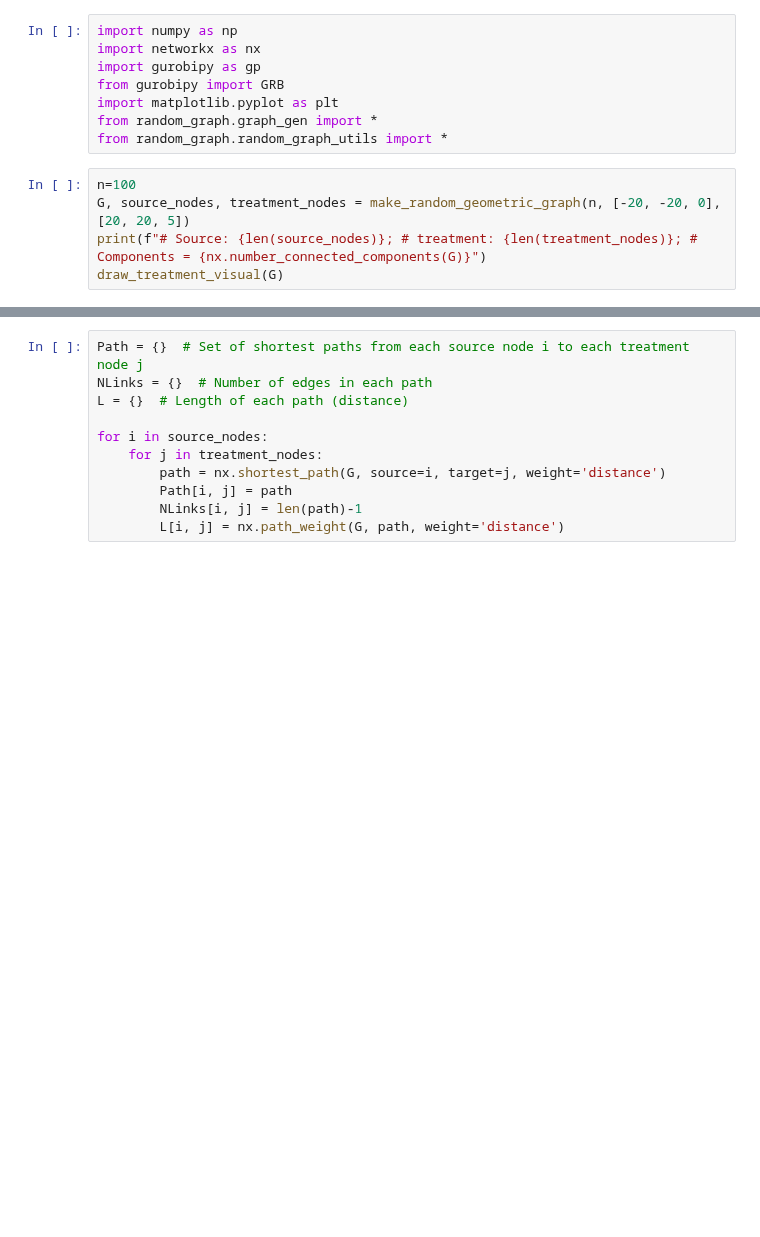
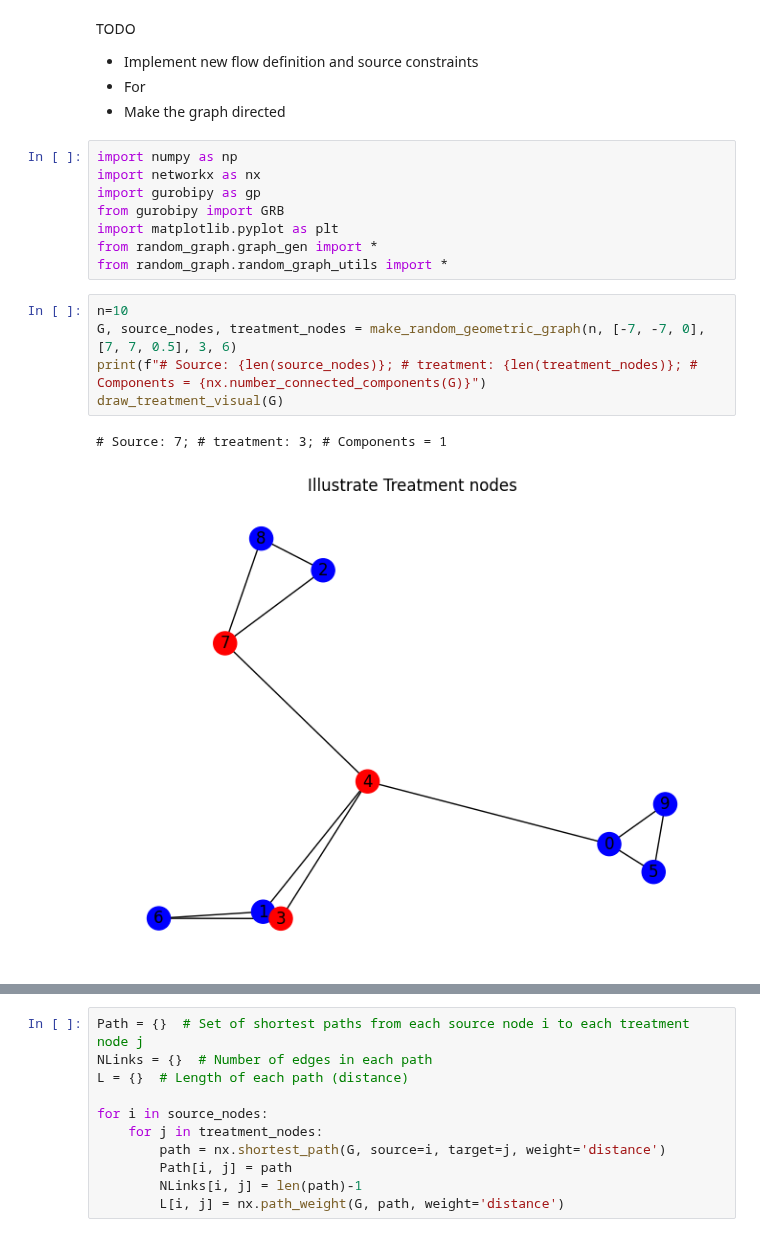
Before and after one commit to matt-banschbach/CMOR492-DWS, a Jupyter notebook: optimization_models/random_graph_singleperiod.ipynb, the cells around one changed output, grey strips where cells are left out. Saved outputs shown, nothing was run; the diff lists cells and outputs as text; blank space fills up the shorter version.

```diff
--- a/optimization_models/random_graph_singleperiod.ipynb
+++ b/optimization_models/random_graph_singleperiod.ipynb
@@ -1,3 +1,8 @@
+# %% [markdown]
+TODO
+- Implement new flow definition and source constraints
+- For
+- Make the graph directed
 # %%
 import numpy as np
 import networkx as nx
@@ -7,10 +12,13 @@ import matplotlib.pyplot as plt
 from random_graph.graph_gen import *
 from random_graph.random_graph_utils import *
 # %%
-n=100
-G, source_nodes, treatment_nodes = make_random_geometric_graph(n, [-20, -20, 0], [20, 20, 5])
+n=10
+G, source_nodes, treatment_nodes = make_random_geometric_graph(n, [-7, -7, 0], [7, 7, 0.5], 3, 6)
 print(f"# Source: {len(source_nodes)}; # treatment: {len(treatment_nodes)}; # Components = {nx.number_connected_components(G)}")
 draw_treatment_visual(G)
+# %% [output]
+# Source: 7; # treatment: 3; # Components = 1
+[figure, added]
 # %%
 n=3
 G, source_nodes, treatment_nodes = make_small_test_graph(n, 3, 0.1, 1)
```
Also changed, not shown: parts of 2 cells of this notebook, 4 other files.
